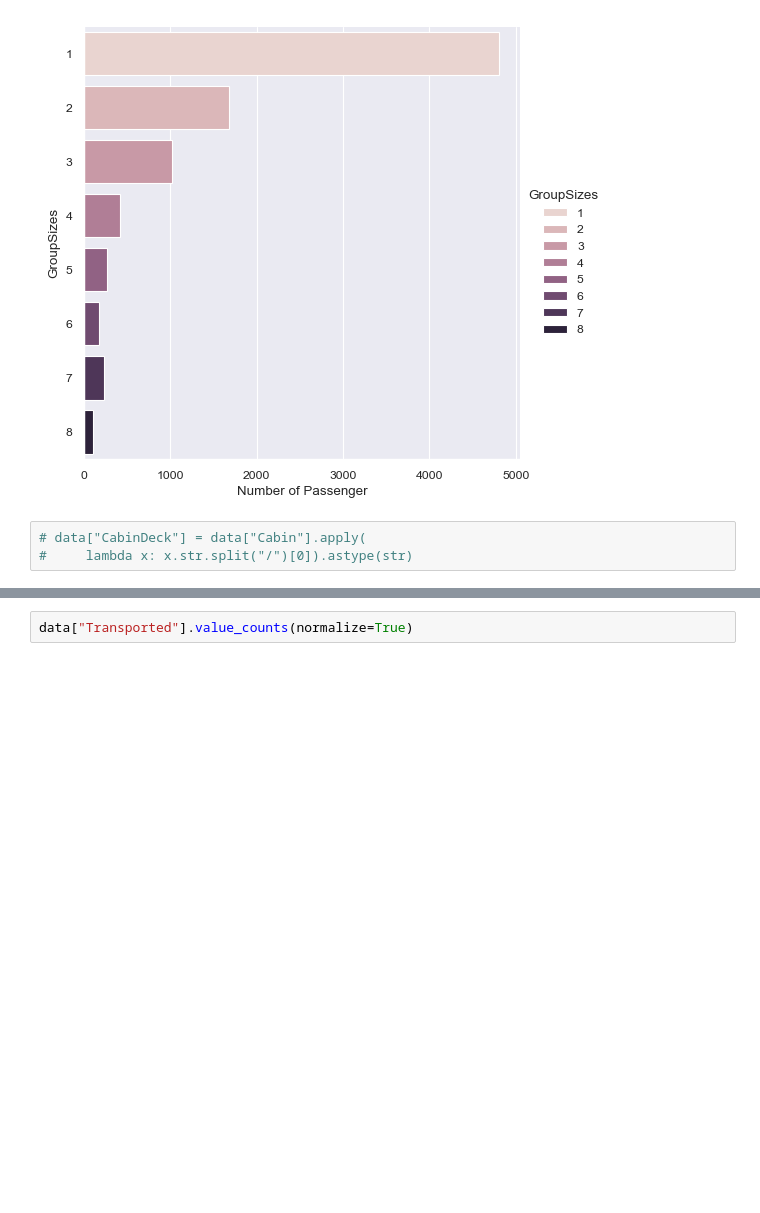
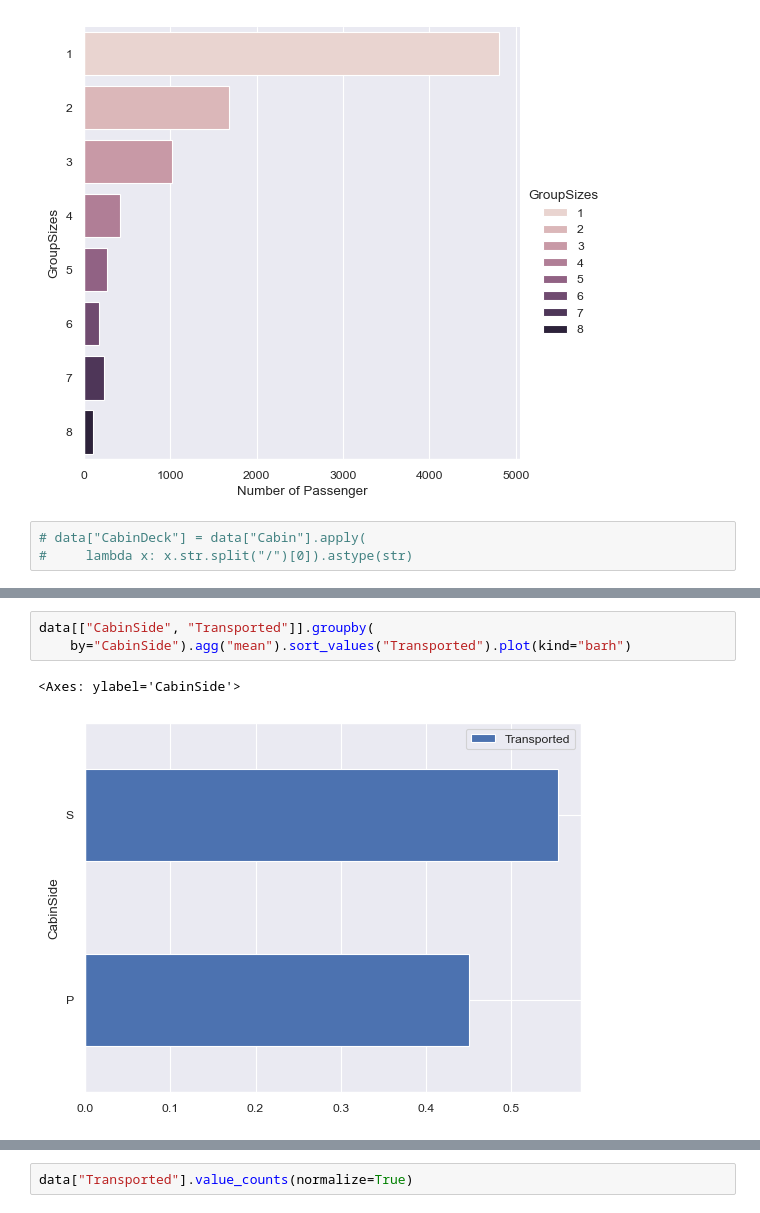
Before and after one commit to RMDS-GroupProject/spaceship_titanic, a Jupyter notebook: test.ipynb, the cells around one changed output, grey strips where cells are left out. Saved outputs shown, nothing was run; the diff lists cells and outputs as text; blank space fills up the shorter version.

```diff
--- a/test.ipynb
+++ b/test.ipynb
@@ -246,3 +295,9 @@ Name: Cabin, Length: 8693, dtype: object
+# %%
+data[["CabinSide", "Transported"]].groupby(
+    by="CabinSide").agg("mean").sort_values("Transported").plot(kind="barh")
+# %% [output]
+<Axes: ylabel='CabinSide'>
+[figure, added]
 # %%
 data[data["Transported"] == False]["Age"].plot(
     kind="hist", alpha=0.7, label="False")
```
Also changed, not shown: parts of 16 cells of this notebook.
